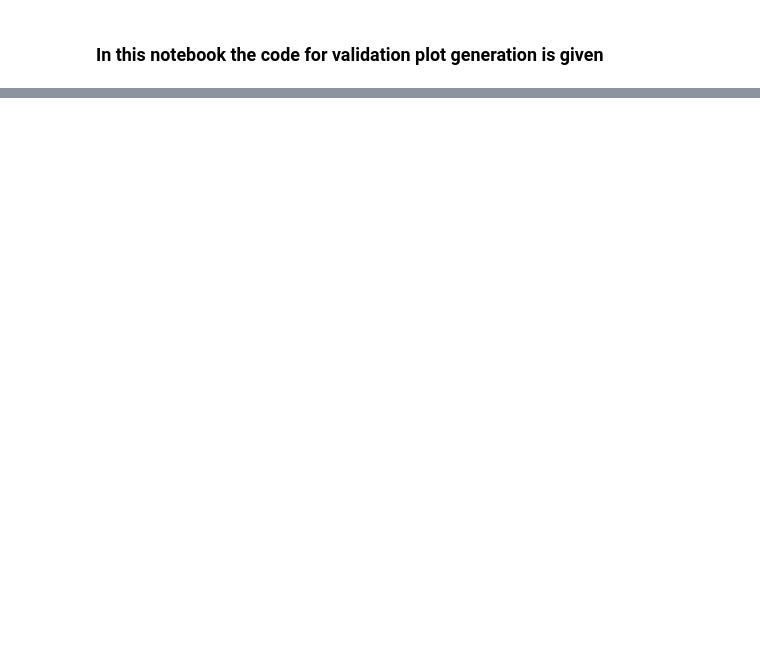
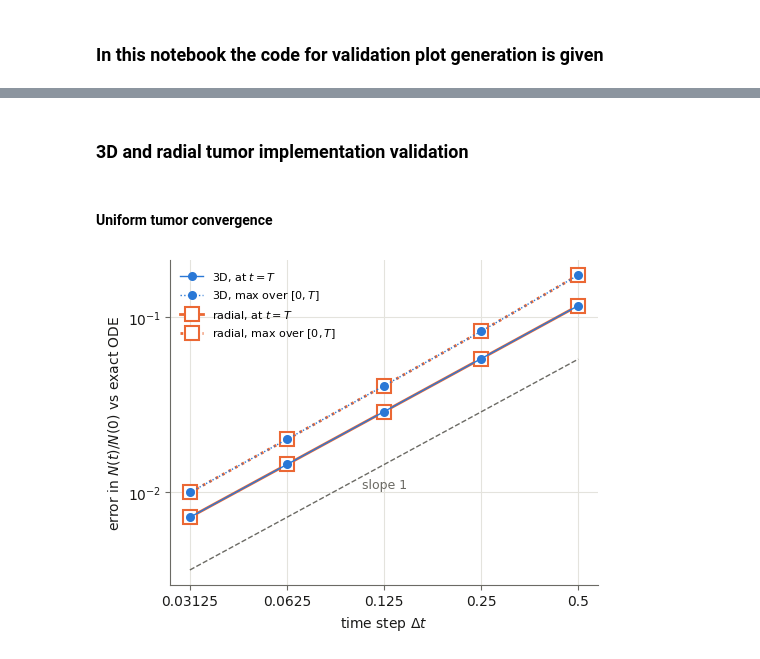
Before and after one commit to davidsnik/Tumor_Growth_Treatment_Optimization, a Jupyter notebook: validation/validation_plots.ipynb, the cells around one changed output, grey strips where cells are left out. Saved outputs shown, nothing was run; the diff lists cells and outputs as text; code cells hidden in the pictures; blank space fills up the shorter version.

```diff
--- a/validation/validation_plots.ipynb
+++ b/validation/validation_plots.ipynb
@@ -14,0 +111,31 @@ FIGURE = ROOT / "outputs/paper/figures/uniform_tumor_convergence"
+# %% [markdown]
+### 3D and radial tumor implementation validation
+# %% [markdown]
+#### Uniform tumor convergence
+# %%
+SERIES = {
+    "final_error": ("at $t = T$", "-"),
+    "max_error_over_time": ("max over $[0, T]$", ":"),
+}
+
+fig, ax = plt.subplots(figsize=(5.0, 3.8), layout="constrained")
+for folder, (label, colour, marker) in MODELS.items():
+    data = pd.read_csv(ROOT / "outputs/validation" / folder / "uniform_tumor_ode.csv").sort_values("dt")
+    dt = data["dt"].to_numpy()
+    on_top = folder == "validation_3D"
+    for column, (series_label, linestyle) in SERIES.items():
+        ax.loglog(dt, data[column], color=colour, marker=marker, linestyle=linestyle,
+                  markersize=5 if on_top else 10, linewidth=1.0 if on_top else 2.0,
+                  zorder=4 if on_top else 3, label=f"{label}, {series_label}",
+                  markerfacecolor=colour if on_top else "white", markeredgewidth=1.5)
+slope_guide(ax, dt, data["final_error"], 1, "slope 1")
+ax.set_xticks(dt, [f"{value:g}" for value in dt])
+ax.set_xlabel(r"time step $\Delta t$", color=INK)
+ax.set_ylabel("error in $N(t)/N(0)$ vs exact ODE", color=INK)
+ax.legend(frameon=False, fontsize=8, loc="upper left")
+style(ax)
+for suffix in (".pdf", ".png"):
+    fig.savefig(FIGURES / f"uniform_tumor_convergence{suffix}", dpi=200)
+plt.show()
+# %% [output]
+[figure, added]
```
Also changed, not shown: parts of 9 cells of this notebook, 11 other files.
